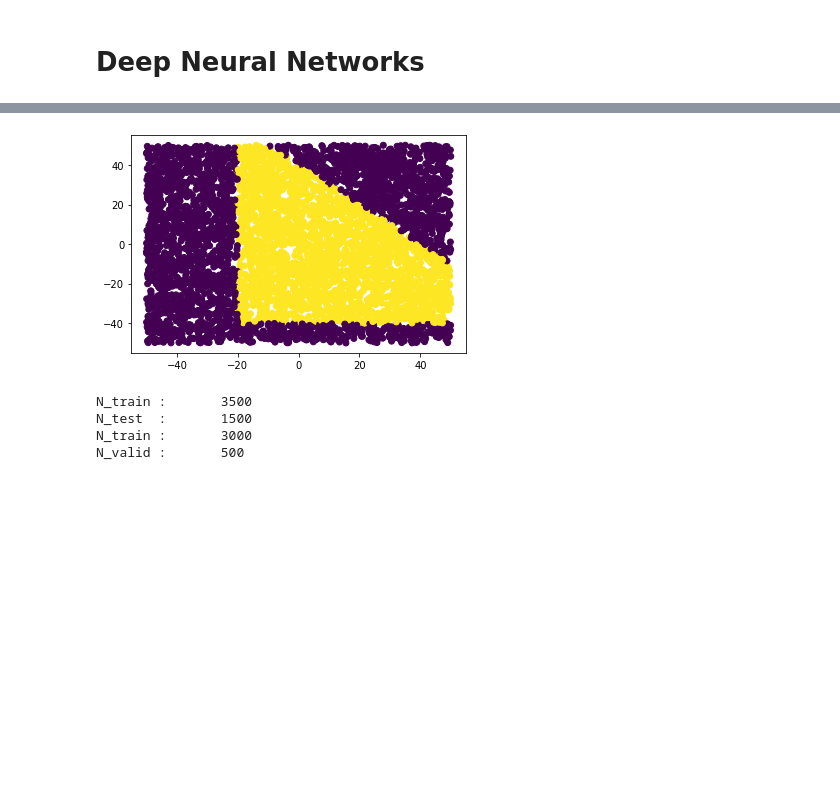
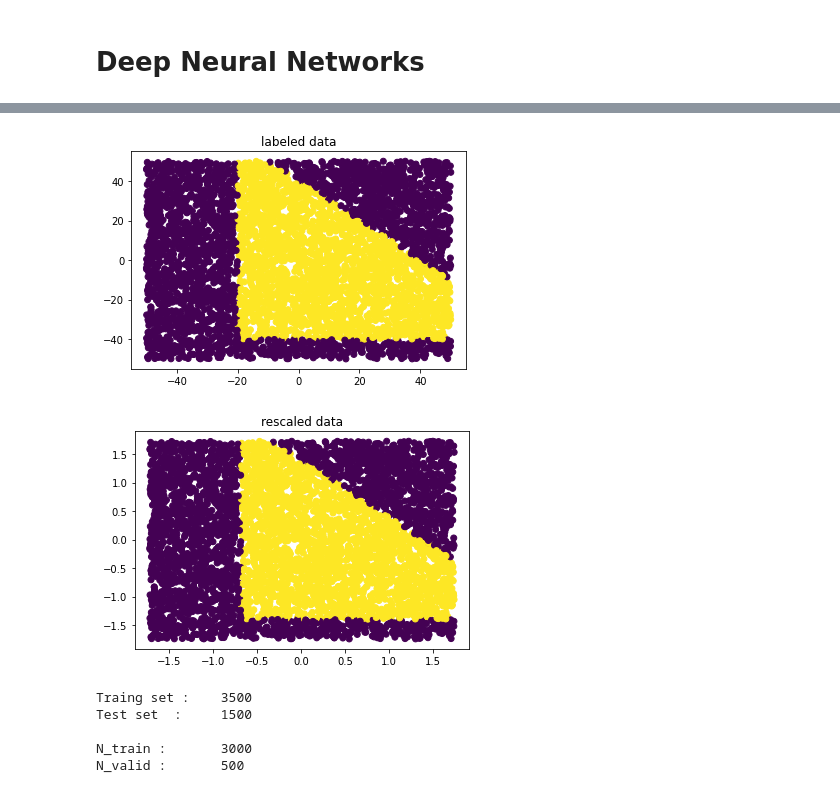
Before and after one commit to niklai99/LCP-modB, a Jupyter notebook: 02-DNN/02-DNN.ipynb, the cells around one changed output, grey strips where cells are left out. Saved outputs shown, nothing was run; the diff lists cells and outputs as text; code cells hidden in the pictures; blank space fills up the shorter version.

Commit message:
data rescaling analysis

```diff
--- a/02-DNN/02-DNN.ipynb
+++ b/02-DNN/02-DNN.ipynb
@@ -22,38 +27,51 @@ def shuffle_along_axis(a, axis):
 # %%
 # number of data
 N = 5000
 # box size
 B = 100
 
 # random seed for reproducibility
 np.random.seed(20220307)
 
 x = create_data.sample_data(N, B)
 y = create_data.assign_label(x)
 
-plt.scatter(x[:,0],x[:,1],c=y)
+plt.scatter(x[:,0], x[:,1], c=y)
+plt.title("labeled data")
 plt.show()
+
+mean = np.mean(x, axis=0)
+std = np.std(x, axis=0)
+
+# re-scaling data
+x_scaled = preprocess.rescale(x, mean, std)
+
+plt.scatter(x_scaled[:,0], x_scaled[:,1], c=y)
+plt.title("rescaled data")
+plt.show()
 # %% [output]
-[figure, old version]
+[figure, new version]
+[figure, added]
 # %%
 train_frac = 0.7
 
 N_train = int(N*train_frac)
 
-training_data, training_labels = np.copy(x[0:N_train]), np.copy(y[0:N_train])
-test_data,     test_labels     = np.copy(x[N_train:]),  np.copy(y[N_train:])
+training_data, training_labels = np.copy(x_scaled[0:N_train]), np.copy(y[0:N_train])
+test_data,     test_labels     = np.copy(x_scaled[N_train:]),  np.copy(y[N_train:])
 
-print(f"N_train :\t{training_data.shape[0]}\nN_test  :\t{test_data.shape[0]}")
+print(f"Traing set :\t{training_data.shape[0]}\nTest set  :\t{test_data.shape[0]}")
 
 N_valid = 500
 
 x_train, y_train = np.copy(training_data[N_valid:]),  np.copy(training_labels[N_valid:])
 x_valid, y_valid = np.copy(training_data[0:N_valid]), np.copy(training_labels[0:N_valid])
 
-print(f"N_train :\t{x_train.shape[0]} \nN_valid :\t{x_valid.shape[0]}")
+print(f"\nN_train :\t{x_train.shape[0]} \nN_valid :\t{x_valid.shape[0]}")
 # %% [output]
-N_train :       3500
-N_test  :       1500
+Traing set :    3500
+Test set  :     1500
+
 N_train :       3000
 N_valid :       500
 # %%
```
Also changed, not shown: parts of 12 cells of this notebook, 9 other files.
